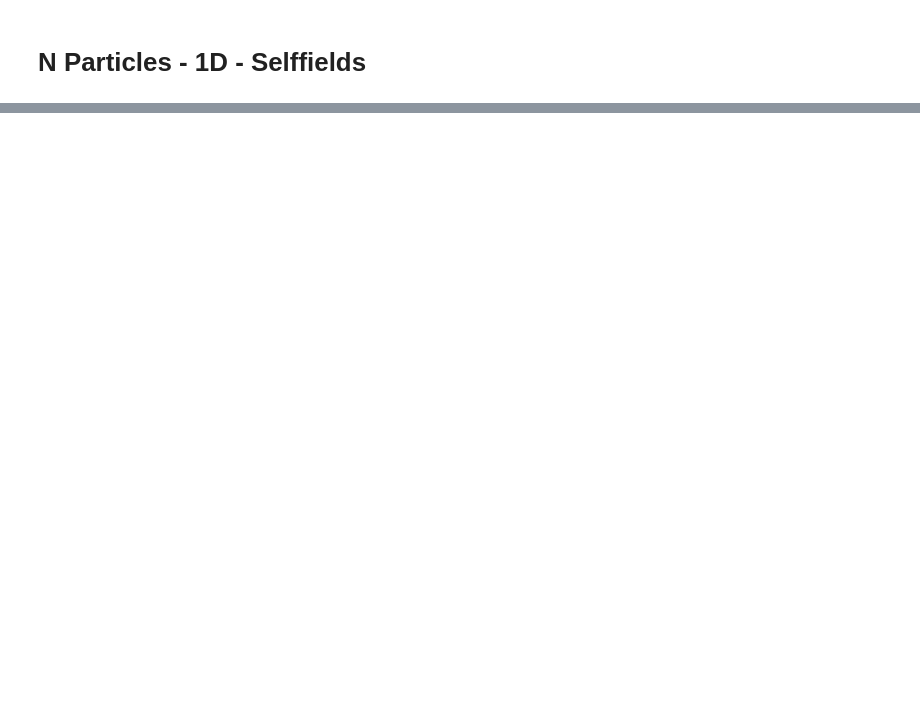
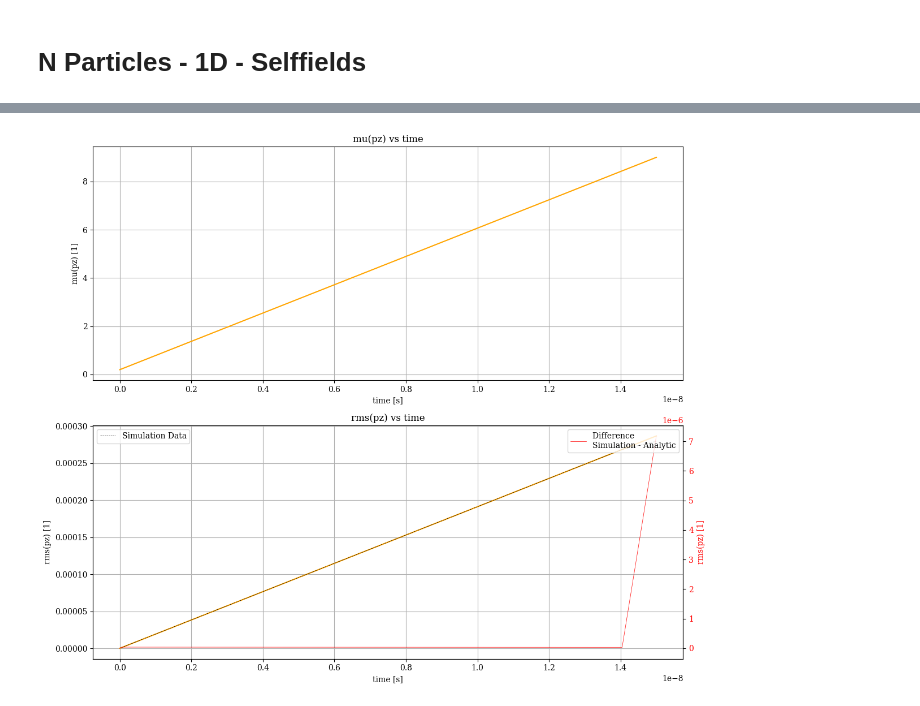
Before and after one commit to alexanderwischmann/FS26-semester-project, a Jupyter notebook: python/analytic_solve.ipynb, the cells around one changed output, grey strips where cells are left out. Cells and saved outputs as stored; diff of their text form; code cells hidden in the pictures; blank space fills up the shorter version.

```diff
--- a/python/analytic_solve.ipynb
+++ b/python/analytic_solve.ipynb
@@ -44,6 +44,7 @@ N_PARTICLES = 32*32*32 # number of macro particles
 TOTAL_CHARGE_SI = -1e-9 # total bunch charge in C
 
 T_END = 1.75e-8
+T_END_SIMPLE = 1.2e-8
 
 # DERIVED QUANTITIES
 
@@ -65,7 +66,7 @@ BG_to_P = lambda bg: bg * M_E # function to transform momentum from betagamma to
 POSITION_SIGMA_0 = (SIGMA_X, SIGMA_Y, SIGMA_Z) # in m
 MOMENTUM_SIGMA_0 = (BG_to_P(SIGMA_PX_BG), BG_to_P(SIGMA_PY_BG), BG_to_P(SIGMA_PZ_BG)) # in MeV/c
 
-TOTAL_CHARGE = TOTAL_CHARGE_SI / Q_E_SI
+TOTAL_CHARGE = TOTAL_CHARGE_SI / np.abs(Q_E_SI)
 
 N_REAL_PARTICLES = np.abs(TOTAL_CHARGE_SI / Q_E_SI) # number of real electrons in the bunch
 MACRO_WEIGHT = N_REAL_PARTICLES / N_PARTICLES
@@ -416,0 +499,33 @@ plt.show()
+# %%
+POSITION_MOMENTUM_SIGMA_0 = 0 # Uniform distribution
+# Y0 = np.array([POSITION_0[2], MOMENTUM_0[2], POSITION_SIGMA_0[2]**2, MOMENTUM_SIGMA_0[2]**2, POSITION_MOMENTUM_SIGMA_0])
+Y0 = np.array([data_1d_simple_position_means[0],
+               data_1d_simple_momentum_means[0],
+               data_1d_simple_position_sigmas[0]**2,
+               data_1d_simple_momentum_sigmas[0]**2,
+               POSITION_MOMENTUM_SIGMA_0]) # exact initial conditions from simulation data
+sol = solve_ivp(state_derivative_simple, (0.0, T_END_SIMPLE), Y0, dense_output=True, rtol=1e-10, atol=1e-13)
+
+times = sol.t
+mu_p_vs_time_simple = sol.y[1]
+rms_p_vs_time_simple = np.sqrt(sol.y[3])
+
+fig, axes = plt.subplots(2, figsize=(12, 10))
+axes[0].plot(times, p_to_betagamma(mu_p_vs_time_simple), color='orange')
+axes[0].set_xlabel('time [s]')
+axes[0].set_ylabel(f'mu(pz) [1]')
+axes[0].set_title(f'mu(pz) vs time')
+axes[0].grid()
+
+
+axes[1].plot(times, p_to_betagamma(rms_p_vs_time_simple), color='orange')
+axes[1].set_xlabel('time [s]')
+axes[1].set_ylabel(f'rms(pz) [1]')
+axes[1].set_title(f'rms(pz) vs time')
+axes[1].grid()
+plot_data(axes[1], times, p_to_betagamma(rms_p_vs_time_simple), data_1d_simple_xaxis, p_to_betagamma(data_1d_simple_momentum_sigmas))
+
+plt.tight_layout()
+plt.show()
+# %% [output]
+[figure, added]
```
Also changed, not shown: parts of 7 cells of this notebook, 5 other files.
